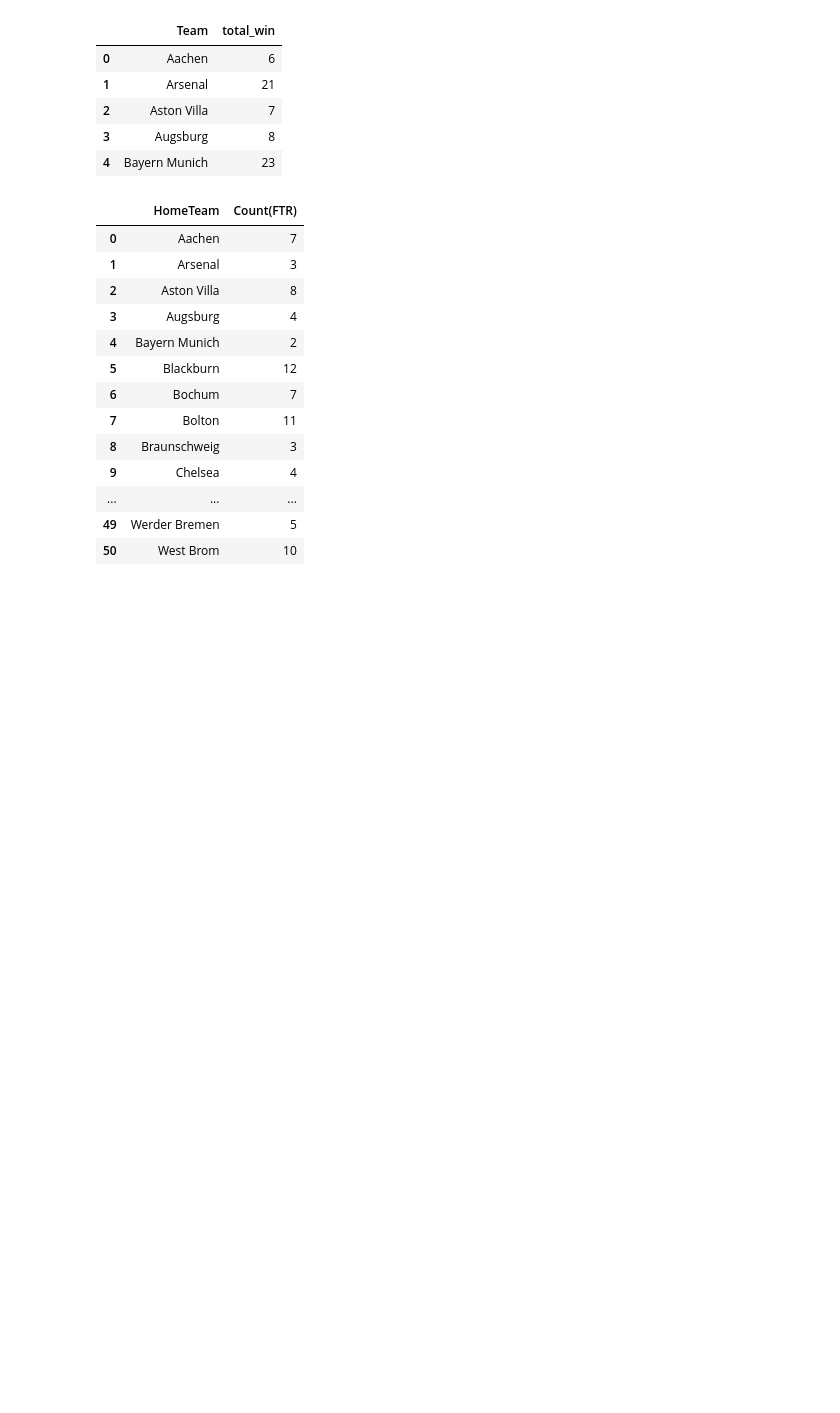
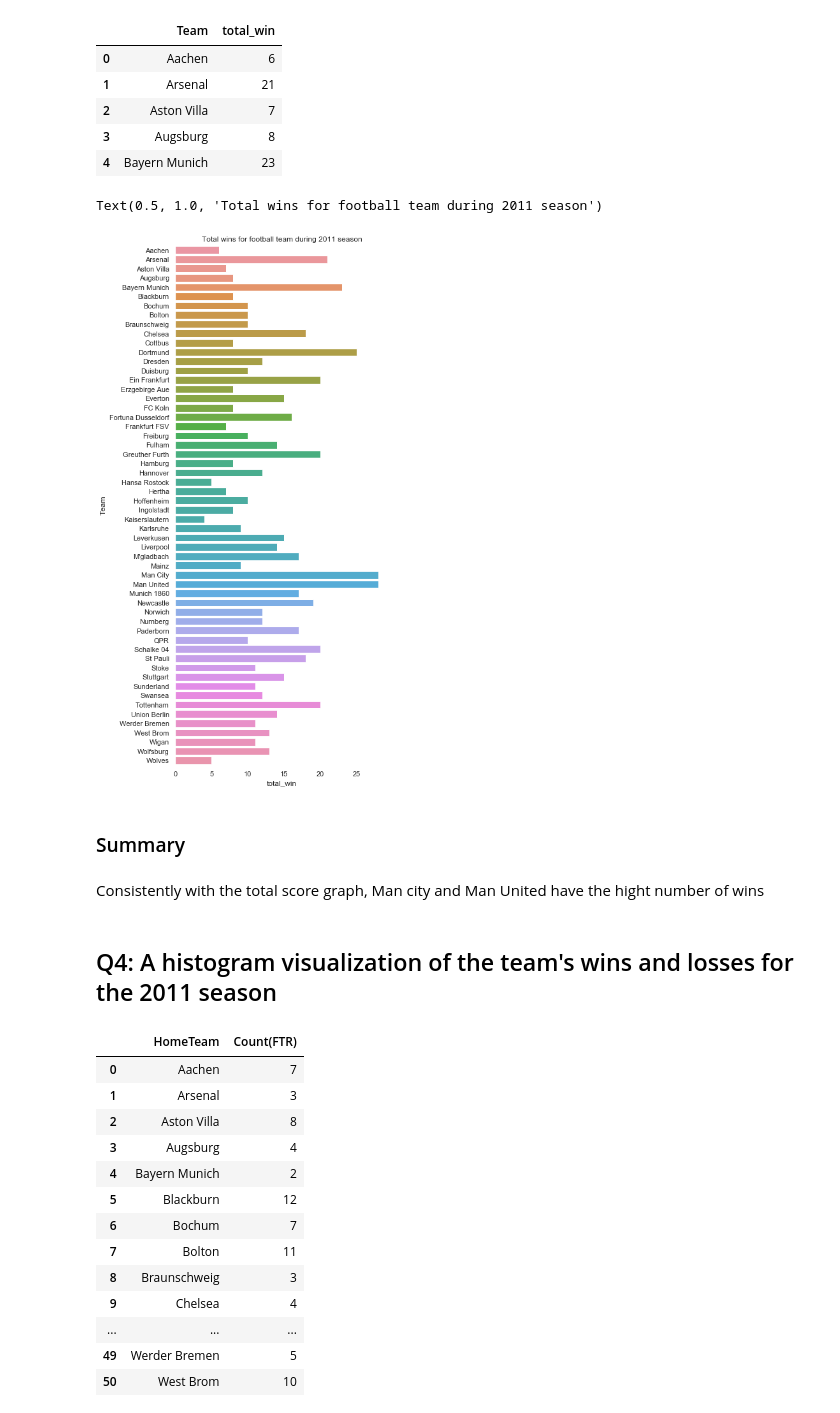
Before and after one commit to shuyu-wu/mod_2_football, a Jupyter notebook: football_analysis/football_analysis.ipynb, the cells around one changed output. Cells and saved outputs as stored; diff of their text form; code cells hidden in the pictures; blank space fills up the shorter version.

```diff
--- a/football_analysis/football_analysis.ipynb
+++ b/football_analysis/football_analysis.ipynb
@@ -154,6 +177,20 @@ total_win_df.head()
 | 2 | Aston Villa | 7 |
 | 3 | Augsburg | 8 |
 | 4 | Bayern Munich | 23 |
+# %%
+f, ax = plt.subplots(figsize=(6, 15))
+sns.set(rc={'axes.facecolor':'white', 'figure.facecolor':'white'})
+sns.barplot(x="total_win", y="Team", data=total_win_df,
+            label="Total_win").set_title('Total wins for football team during 2011 season')
+# %% [output]
+Text(0.5, 1.0, 'Total wins for football team during 2011 season')
+[figure, added]
+# %% [markdown]
+### Summary
+# %% [markdown]
+Consistently with the total score graph, Man city and Man United have the hight number of wins
+# %% [markdown]
+## Q4: A histogram visualization of the team's wins and losses for the 2011 season
 # %%
 cur.execute("""Select HomeTeam, Count(FTR)
                From Matches
```
Also changed, not shown: parts of 32 cells of this notebook, 1 other file.
